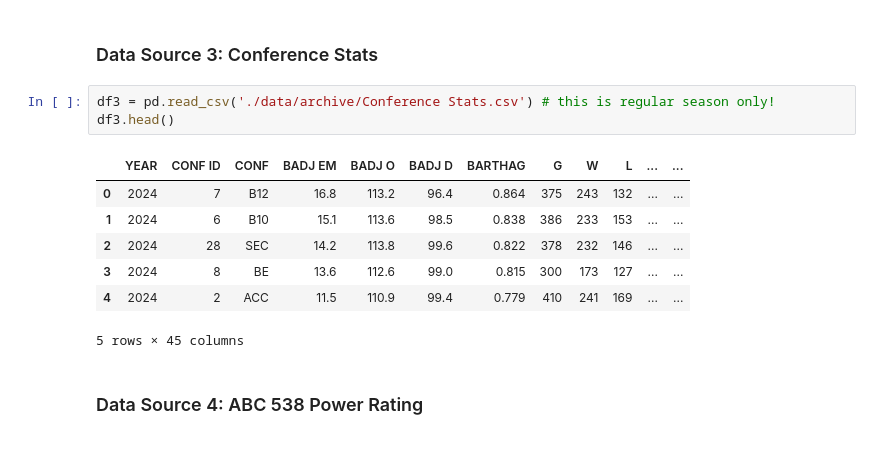
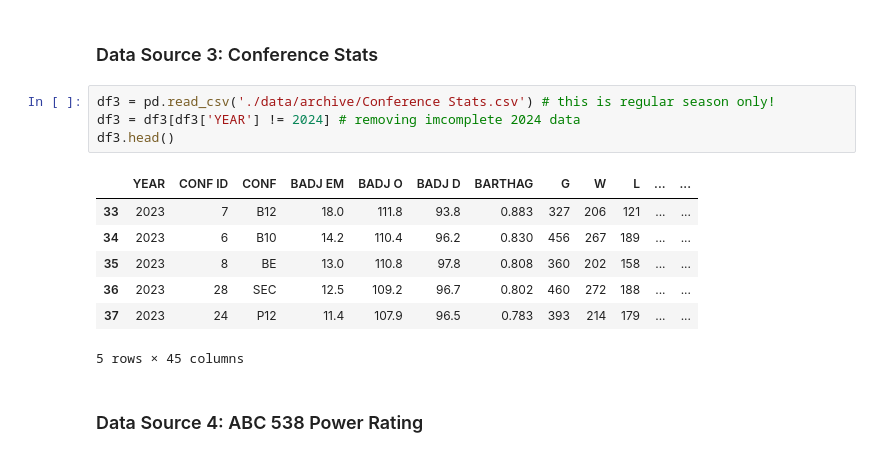
Before and after one commit to glenjoy99/bracket_prediction24, a Jupyter notebook: predict.ipynb, the cells around one changed output. Cells and saved outputs as stored; diff of their text form.

```diff
--- a/predict.ipynb
+++ b/predict.ipynb
@@ -45,14 +45,15 @@ df2.head()
 ### Data Source 3: Conference Stats
 # %%
 df3 = pd.read_csv('./data/archive/Conference Stats.csv') # this is regular season only!
+df3 = df3[df3['YEAR'] != 2024] # removing imcomplete 2024 data
 df3.head()
 # %% [output]
 |  | YEAR | CONF ID | CONF | BADJ EM | BADJ O | BADJ D | BARTHAG | G | W | L | ... | ... |
-| 0 | 2024 | 7 | B12 | 16.8 | 113.2 | 96.4 | 0.864 | 375 | 243 | 132 | ... | ... |
-| 1 | 2024 | 6 | B10 | 15.1 | 113.6 | 98.5 | 0.838 | 386 | 233 | 153 | ... | ... |
-| 2 | 2024 | 28 | SEC | 14.2 | 113.8 | 99.6 | 0.822 | 378 | 232 | 146 | ... | ... |
-| 3 | 2024 | 8 | BE | 13.6 | 112.6 | 99.0 | 0.815 | 300 | 173 | 127 | ... | ... |
-| 4 | 2024 | 2 | ACC | 11.5 | 110.9 | 99.4 | 0.779 | 410 | 241 | 169 | ... | ... |
+| 33 | 2023 | 7 | B12 | 18.0 | 111.8 | 93.8 | 0.883 | 327 | 206 | 121 | ... | ... |
+| 34 | 2023 | 6 | B10 | 14.2 | 110.4 | 96.2 | 0.830 | 456 | 267 | 189 | ... | ... |
+| 35 | 2023 | 8 | BE | 13.0 | 110.8 | 97.8 | 0.808 | 360 | 202 | 158 | ... | ... |
+| 36 | 2023 | 28 | SEC | 12.5 | 109.2 | 96.7 | 0.802 | 460 | 272 | 188 | ... | ... |
+| 37 | 2023 | 24 | P12 | 11.4 | 107.9 | 96.5 | 0.783 | 393 | 214 | 179 | ... | ... |
 5 rows × 45 columns
 # %% [markdown]
 ### Data Source 4: ABC 538 Power Rating
```
Also changed, not shown: parts of 5 cells of this notebook, 1 other file.
